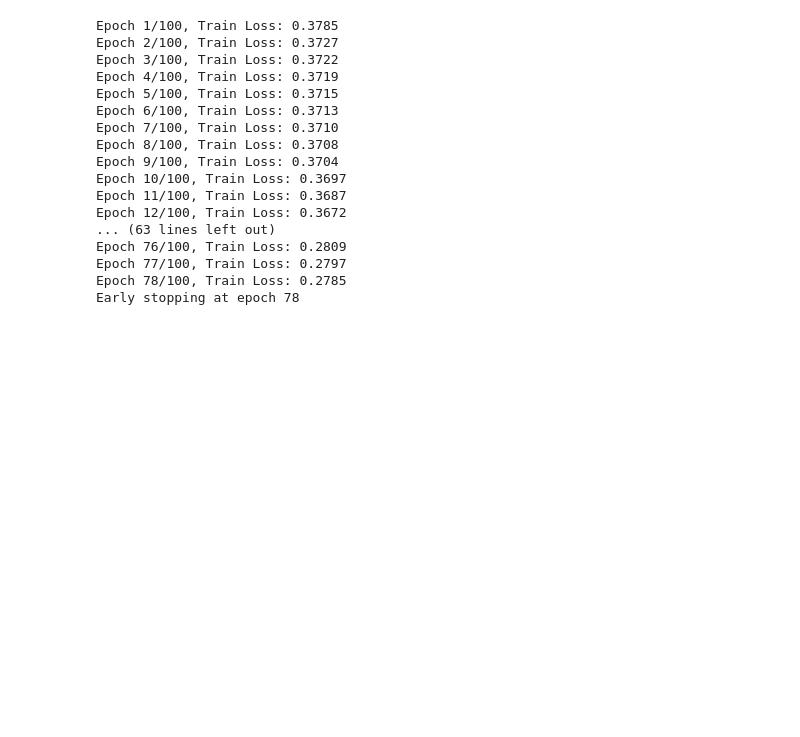
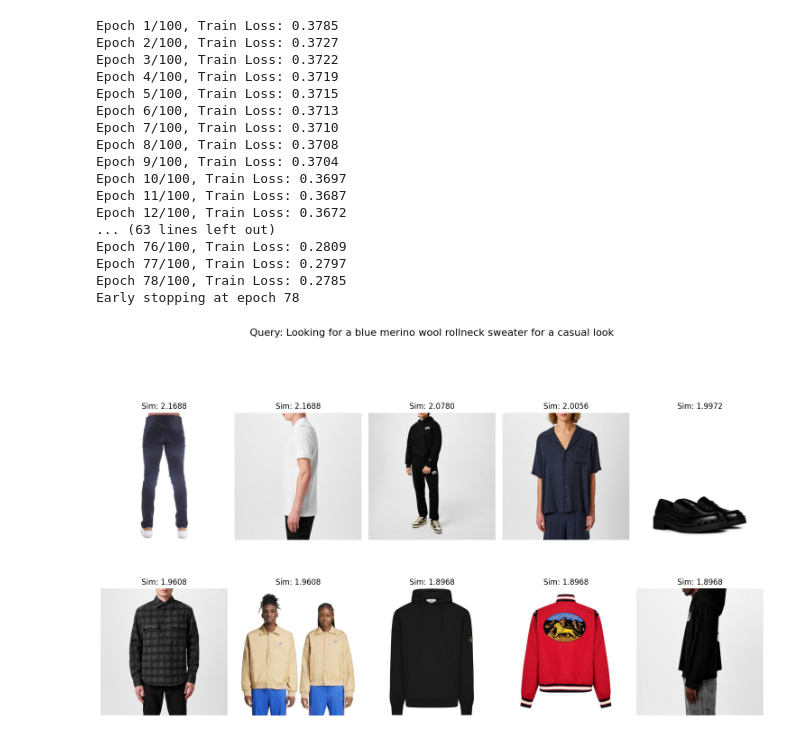
Before and after one commit to N1k0l0z/Query-Search-LLM-Model, a Jupyter notebook: LSTM.ipynb, the cells around one changed output. Drawn from its saved outputs; the diff is of its cells as text; code cells hidden in the pictures; blank space fills up the shorter version.

```diff
--- a/LSTM.ipynb
+++ b/LSTM.ipynb
@@ -245,14 +245,22 @@ class TestModel(nn.Module):
         out = self.model(query_tensor, length)
         return out
 
-    def similarities(self, test):
-      similarities = []
-      out = self.forward(test)
-      for i in range(len(self.store)):
-          insight = torch.tensor(self.store['insights'].iloc[i], device=self.device)
-          distance = 1 - torch.nn.functional.cosine_similarity(out, insight, dim=1)
-          similarities.append(distance.item())
-      return similarities
+    def similarities(self, test, metric='mse'):
+        similarities = []
+        out = self.forward(test)
+        out = out.squeeze(0)
+
+        for i in range(len(self.store)):
+            insight = torch.tensor(self.store['insights'].iloc[i], device=self.device)
+
+            if metric == 'cosine':
+                distance = 1 - torch.nn.functional.cosine_similarity(out, insight, dim=0)
+            elif metric == 'mse':
+                distance = torch.nn.functional.mse_loss(out, insight)
+            else:
+                raise ValueError(f"Unsupported similarity metric: {metric}")
+            similarities.append(distance.item())
+        return similarities
 
     def visualization(self, test):
         similarities = self.similarities(test)
@@ -279,8 +287,13 @@ class TestModel(nn.Module):
         plt.subplots_adjust(top=0.9)
         plt.show()
 # %%
+device = torch.device('cuda' if torch.cuda.is_available() else 'cpu')
 testing = TestModel(model, train_data, tokenizer, device)
 # %%
 def custom_query(user_input):
   query = pd.DataFrame({'Queries': [user_input]})
   testing.visualization(query)
+# %%
+custom_query(train_data.iloc[987].Queries)
+# %% [output]
+[figure, added]
```
Also changed, not shown: parts of 1 cell of this notebook, 1 other file.
